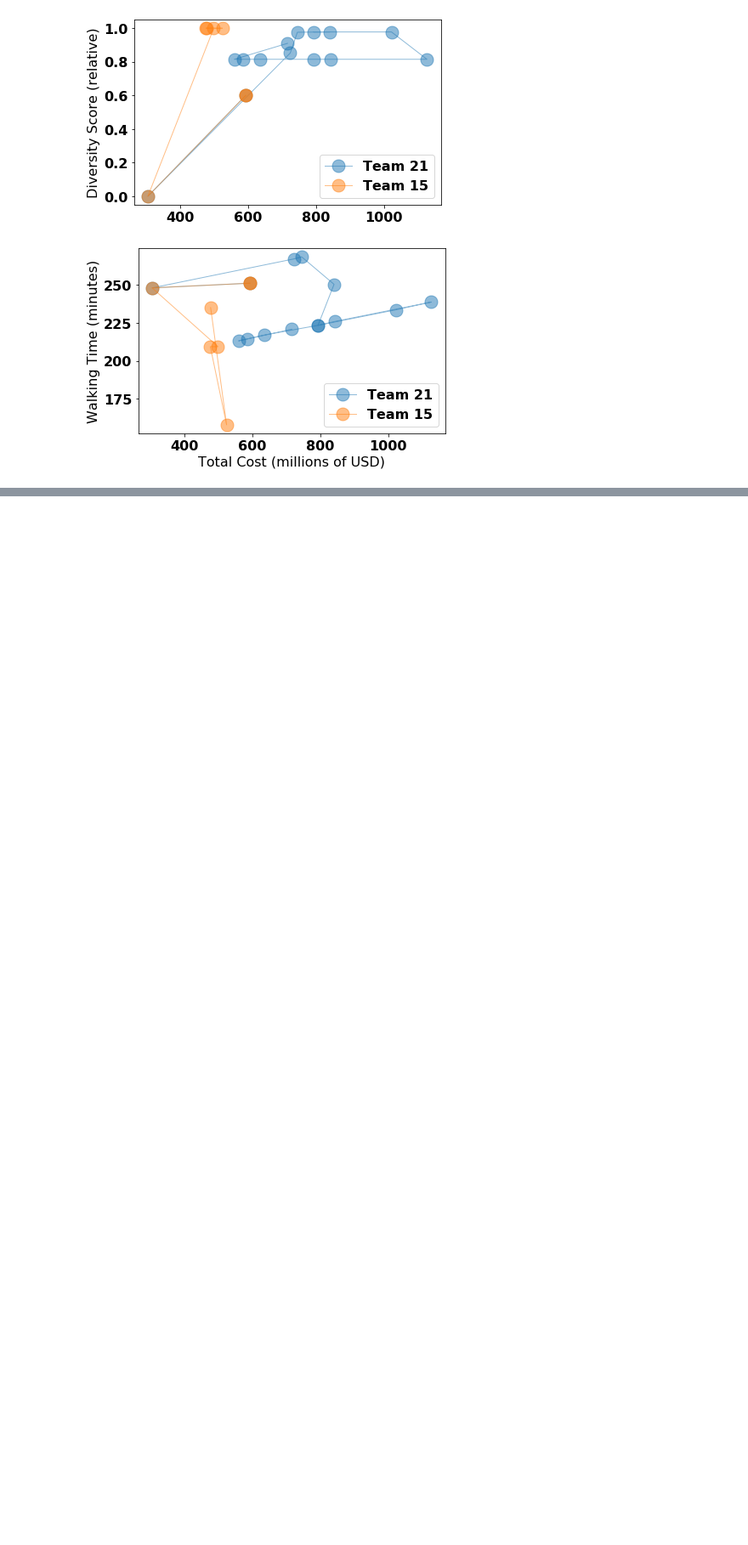
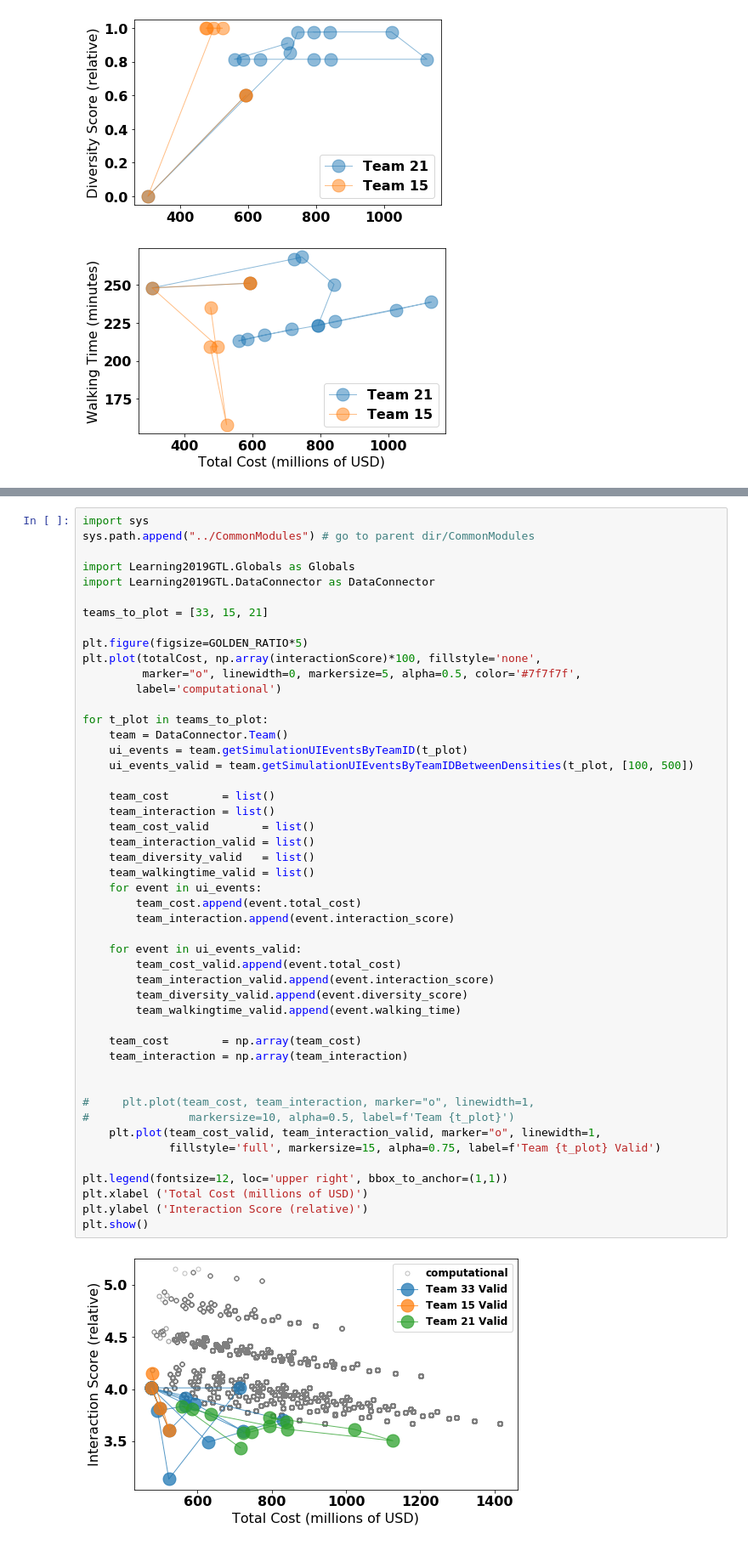
Before and after one commit to MIT-GTL-Open-Source-Public/Learning2019-PostProcessing, a Jupyter notebook: SimpleRankOrdersJupyter/TeamPlotOverTradespace-Version2.ipynb, the cells around one changed output, grey strips where cells are left out. Shown at 85% size. Drawn from its saved outputs; the diff is of its cells as text; blank space fills up the shorter version.

```diff
--- a/SimpleRankOrdersJupyter/TeamPlotOverTradespace-Version2.ipynb
+++ b/SimpleRankOrdersJupyter/TeamPlotOverTradespace-Version2.ipynb
@@ -680,0 +696,50 @@ plt.show()
+# %%
+import sys
+sys.path.append("../CommonModules") # go to parent dir/CommonModules
+
+import Learning2019GTL.Globals as Globals
+import Learning2019GTL.DataConnector as DataConnector
+
+teams_to_plot = [33, 15, 21]
+
+plt.figure(figsize=GOLDEN_RATIO*5)
+plt.plot(totalCost, np.array(interactionScore)*100, fillstyle='none',
+         marker="o", linewidth=0, markersize=5, alpha=0.5, color='#7f7f7f',
+        label='computational')
+
+for t_plot in teams_to_plot:
+    team = DataConnector.Team()
+    ui_events = team.getSimulationUIEventsByTeamID(t_plot)
+    ui_events_valid = team.getSimulationUIEventsByTeamIDBetweenDensities(t_plot, [100, 500])
+
+    team_cost        = list()
+    team_interaction = list()
+    team_cost_valid        = list()
+    team_interaction_valid = list()
+    team_diversity_valid   = list()
+    team_walkingtime_valid = list()
+    for event in ui_events:
+        team_cost.append(event.total_cost)
+        team_interaction.append(event.interaction_score)
+
+    for event in ui_events_valid:
+        team_cost_valid.append(event.total_cost)
+        team_interaction_valid.append(event.interaction_score)
+        team_diversity_valid.append(event.diversity_score)
+        team_walkingtime_valid.append(event.walking_time)
+
+    team_cost        = np.array(team_cost)
+    team_interaction = np.array(team_interaction)
+
+
+#     plt.plot(team_cost, team_interaction, marker="o", linewidth=1,
+#               markersize=10, alpha=0.5, label=f'Team {t_plot}')
+    plt.plot(team_cost_valid, team_interaction_valid, marker="o", linewidth=1,
+             fillstyle='full', markersize=15, alpha=0.75, label=f'Team {t_plot} Valid')
+
+plt.legend(fontsize=12, loc='upper right', bbox_to_anchor=(1,1))
+plt.xlabel ('Total Cost (millions of USD)')
+plt.ylabel ('Interaction Score (relative)')
+plt.show()
+# %% [output]
+[figure, added]
```
Also changed, not shown: parts of 10 cells of this notebook.
